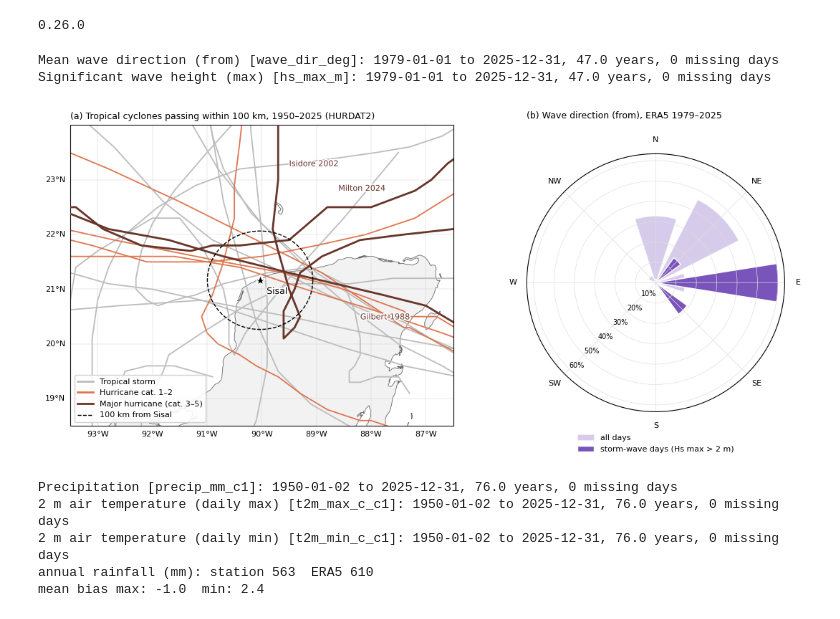
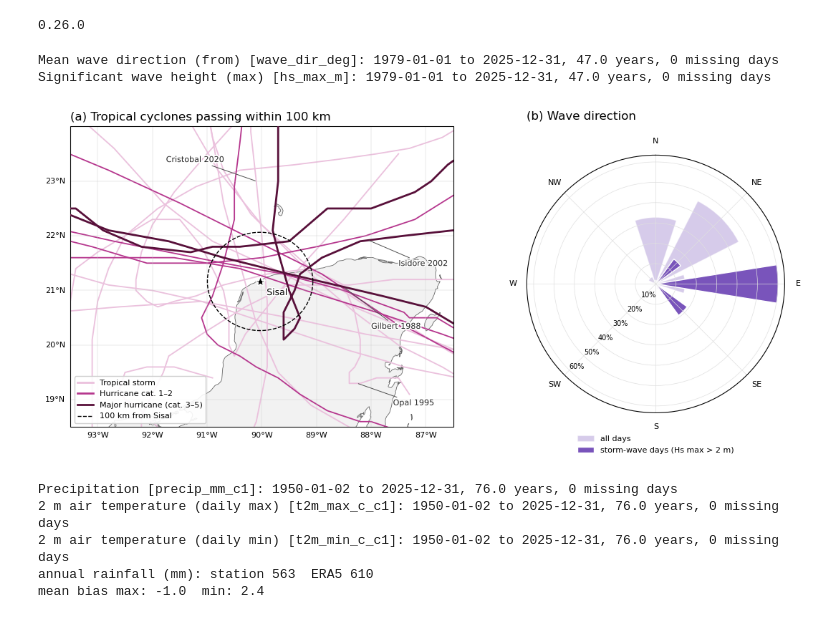
Before and after one commit to florisytzen5/MDP, a Jupyter notebook: Climatology/Baseline/Clima_Baseline.ipynb, the cells around one changed output. Saved outputs shown, nothing was run; the diff lists cells and outputs as text; code cells hidden in the pictures.

```diff
--- a/Climatology/Baseline/Clima_Baseline.ipynb
+++ b/Climatology/Baseline/Clima_Baseline.ipynb
@@ -791,7 +793,7 @@ storm_months = [8, 9, 9, 10, 9, 10, 8, 6, 9, 9, 10, 9, 7, 6, 10, 8, 7, 10]
 storm_count = pd.Series(storm_months).value_counts().reindex(m, fill_value=0)
 
 fig, ax = plt.subplots(7, 1, figsize=(7.5, 11), sharex=True,
-                       gridspec_kw={'height_ratios': [1.4, 1, 1, 1, 1, 1, 0.7]})
+                       gridspec_kw={'height_ratios': [1, 1, 1, 1, 1, 1, 1]})
 
 def band(a, s, c, label):
     mu, lo, hi = monthly_band(s)
@@ -829,8 +831,8 @@ for i, a in enumerate(ax):
            ha='left', va='top', fontsize=9, fontweight='bold')
 ax[-1].set_xticks(m, MONTHS)
 ax[-1].set_xlim(0.4, 12.6)
-ax[0].set_title('A year at Sisal: mean seasonal cycle (shaded band: 10th–90th percentile of daily values)',
-                fontsize=9, loc='left')
+# ax[0].set_title('Mean seasonal cycle (shaded band: 10th–90th percentile of daily values)',
+#                 fontsize=9, loc='left')
 
 plt.tight_layout(h_pad=0.4)
 fig.savefig(SL_DIR + '../fig1_seasonal_cycle.png', dpi=300, bbox_inches='tight')
@@ -997,8 +1090,10 @@ STORMS = {'AL041951': 'Cat 1', 'AL091955': 'TS', 'AL071956': 'TS', 'AL091966': '
           'AL022024': 'TS', 'AL142024': 'Cat 5'}
 CLASS = {'TS': 'Tropical storm', 'Cat 1': 'Hurricane cat. 1–2', 'Cat 2': 'Hurricane cat. 1–2',
          'Cat 3': 'Major hurricane (cat. 3–5)', 'Cat 5': 'Major hurricane (cat. 3–5)'}
-CLASS_COLOR = {'Tropical storm': '#bdbdbd', 'Hurricane cat. 1–2': '#de764f',
-               'Major hurricane (cat. 3–5)': '#68352a'}          # IPCC temperature ramp steps
+CLASS_COLOR = {'Tropical storm': "#ebc1dd", 'Hurricane cat. 1–2': "#b6378e",
+               'Major hurricane (cat. 3–5)': "#58103A"}          # IPCC temperature ramp steps
+
+
 
 # --- read the tracks of these storms from HURDAT2 ---------------------------
 tracks, sid = {}, None
@@ -1047,41 +1142,51 @@ ax0.plot(SITE[1], SITE[0], marker='*', ms=11, color='k', mec='white', transform=
 ax0.text(SITE[1] + 0.12, SITE[0] - 0.25, 'Sisal', fontsize=9, transform=proj, zorder=6,
          path_effects=[pe.withStroke(linewidth=2.5, foreground='white')])
 
-LABEL_POS = {'Gilbert 1988': (-88.2, 20.45), 'Isidore 2002': (-89.5, 23.25), 'Milton 2024': (-88.6, 22.8)}
-for name, (x, y) in LABEL_POS.items():     # label the three major hurricanes next to their tracks
-    ax0.text(x, y, name, fontsize=8, color=CLASS_COLOR['Major hurricane (cat. 3–5)'], transform=proj, zorder=6,
-             path_effects=[pe.withStroke(linewidth=2.5, foreground='white')])
+
+# labelled storms: the two major hurricanes plus the two tropical storms that passed closest (~11 km).
+# each label has a thin line to a point on its own track, so even the pale tropical-storm tracks are identifiable
+LABELS = {  # name: (label position, point on the track the line points to)
+    'Gilbert 1988':   ((-88.0, 20.3),  (-88.5, 21.06)),
+    'Isidore 2002':   ((-87.5, 21.45), (-88.05, 21.92)),
+    'Opal 1995':      ((-87.6, 18.9),  (-88.25, 19.3)),
+    'Cristobal 2020': ((-91.75, 23.35), (-90.1, 23.0)),
+}
+for name, (txt_xy, pt_xy) in LABELS.items():
+    ax0.annotate(name, xy=pt_xy, xytext=txt_xy, xycoords=proj._as_mpl_transform(ax0),
+                 textcoords=proj._as_mpl_transform(ax0), fontsize=8, color='0.15', zorder=6,
+                 arrowprops=dict(arrowstyle='-', color='0.3', lw=0.7, shrinkA=1, shrinkB=1),
+                 path_effects=[pe.withStroke(linewidth=2.5, foreground='white')])
 
 for cl, c in CLASS_COLOR.items():
     ax0.plot([], [], color=c, lw=2, label=cl)
 ax0.plot([], [], color='k', lw=1, ls='--', label='100 km from Sisal')
 ax0.legend(loc='lower left', fontsize=8, frameon=True, framealpha=0.9)
 gl = ax0.gridlines(draw_labels=True, lw=0.3, color='0.8')
 gl.top_labels = gl.right_labels = False
 gl.xlabel_style = gl.ylabel_style = {'size': 8}
-ax0.set_title('(a) Tropical cyclones passing within 100 km, 1950–2025 (HURDAT2)', fontsize=9, loc='left')
+ax0.set_title('(a) Tropical cyclones passing within 100 km', fontsize=12, loc='left')
 
 # wave rose (directions waves come FROM)
 ax1 = fig.add_axes([0.64, 0.12, 0.33, 0.72], projection='polar')
 ax1.set_theta_zero_location('N'); ax1.set_theta_direction(-1)
 th = np.radians(np.arange(8) * 45)
 w = np.radians(45) * 0.8
 ax1.bar(th, all_pct.values, width=w, color=WAVE, alpha=0.3, label='all days', edgecolor='white')
 ax1.bar(th, storm_pct.values, width=w * 0.5, color=WAVE, label='storm-wave days (Hs max > 2 m)', edgecolor='white')
 ax1.set_xticks(th, ['N', 'NE', 'E', 'SE', 'S', 'SW', 'W', 'NW'], fontsize=8)
 ax1.set_rlabel_position(225)                   # radial labels in the empty SW sector
 ax1.tick_params(axis='y', labelsize=7)
 ax1.yaxis.set_major_formatter(plt.FuncFormatter(lambda v, _: f'{v:.0f}%'))
 ax1.grid(color='0.88', lw=0.5)
 ax1.legend(loc='upper center', bbox_to_anchor=(0.5, -0.06), fontsize=8, frameon=False, ncol=1)
-ax1.set_title('(b) Wave direction (from), ERA5 1979–2025', fontsize=9, loc='left', pad=18)
+ax1.set_title('(b) Wave direction', fontsize=12, loc='left', pad=18)
 
 fig.savefig(SL_DIR + '../fig4_storms_waves.png', dpi=300, bbox_inches='tight')
 plt.show()
 # %% [output]
 Mean wave direction (from) [wave_dir_deg]: 1979-01-01 to 2025-12-31, 47.0 years, 0 missing days
 Significant wave height (max) [hs_max_m]: 1979-01-01 to 2025-12-31, 47.0 years, 0 missing days
-[figure, old version]
+[figure, new version]
 # %%
 import matplotlib.pyplot as plt
 
```
Also changed, not shown: parts of 9 cells of this notebook, 6 other files.
